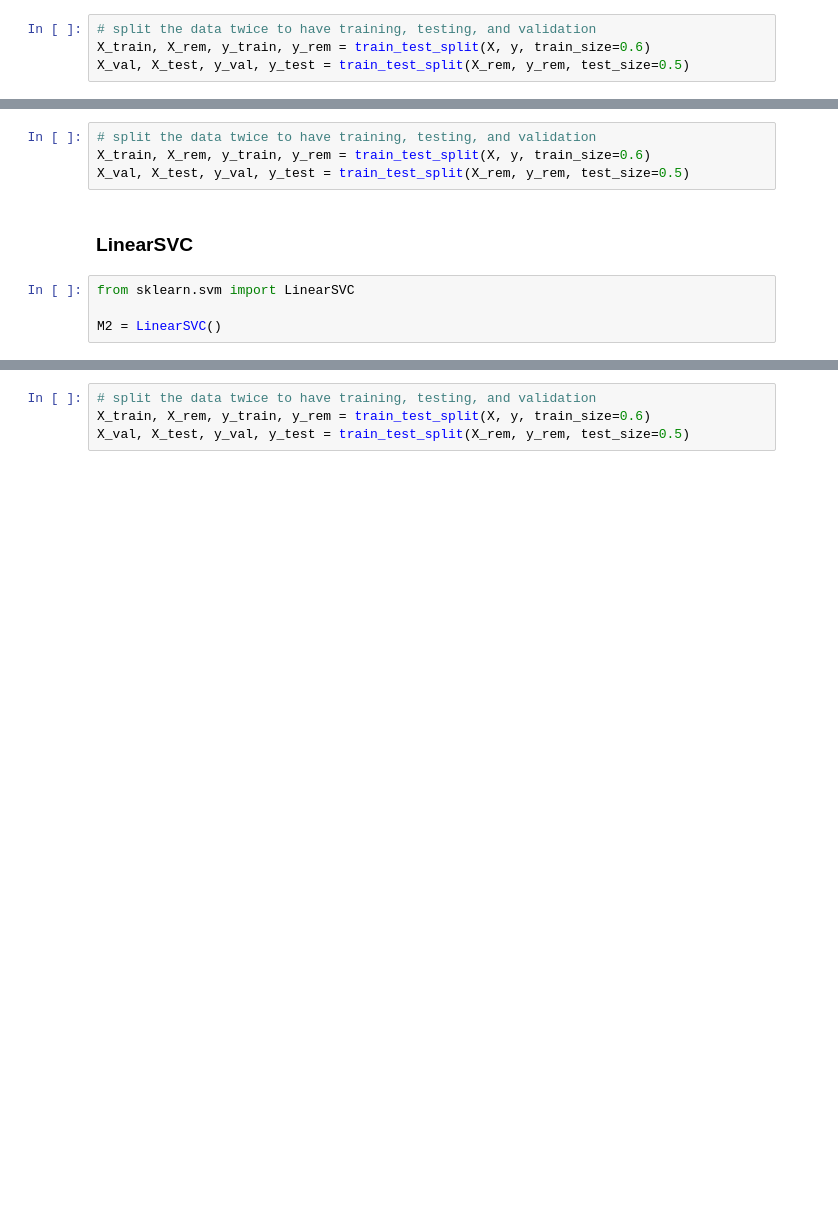
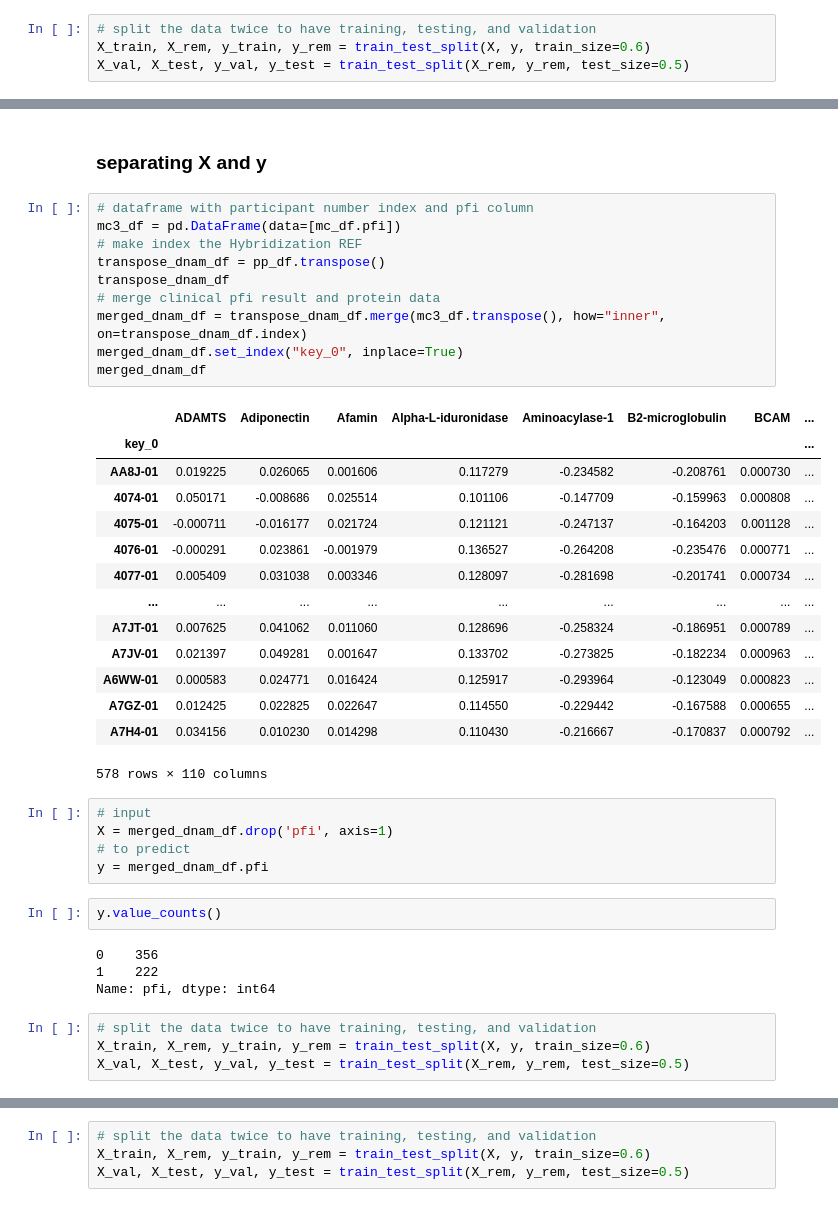
Before and after one commit to i-wallwork/Major-Project, a Jupyter notebook: Major-Project.ipynb, the cells around one changed output, grey strips where cells are left out. Drawn from its saved outputs; the diff is of its cells as text; blank space fills up the shorter version.

```diff
--- a/Major-Project.ipynb
+++ b/Major-Project.ipynb
@@ -862,10 +290,42 @@ fig.savefig('PP.png', bbox_inches='tight')
+# %% [markdown]
+### separating X and y
+# %%
+# dataframe with participant number index and pfi column
+mc3_df = pd.DataFrame(data=[mc_df.pfi])
+# make index the Hybridization REF
+transpose_dnam_df = pp_df.transpose()
+transpose_dnam_df
+# merge clinical pfi result and protein data
+merged_dnam_df = transpose_dnam_df.merge(mc3_df.transpose(), how="inner", on=transpose_dnam_df.index)
+merged_dnam_df.set_index("key_0", inplace=True)
+merged_dnam_df
+# %% [output]
+|  | ADAMTS | Adiponectin | Afamin | Alpha-L-iduronidase | Aminoacylase-1 | B2-microglobulin | BCAM | ... |
+| key_0 |  |  |  |  |  |  |  | ... |
+| AA8J-01 | 0.019225 | 0.026065 | 0.001606 | 0.117279 | -0.234582 | -0.208761 | 0.000730 | ... |
+| 4074-01 | 0.050171 | -0.008686 | 0.025514 | 0.101106 | -0.147709 | -0.159963 | 0.000808 | ... |
+| 4075-01 | -0.000711 | -0.016177 | 0.021724 | 0.121121 | -0.247137 | -0.164203 | 0.001128 | ... |
+| 4076-01 | -0.000291 | 0.023861 | -0.001979 | 0.136527 | -0.264208 | -0.235476 | 0.000771 | ... |
+| 4077-01 | 0.005409 | 0.031038 | 0.003346 | 0.128097 | -0.281698 | -0.201741 | 0.000734 | ... |
+| ... | ... | ... | ... | ... | ... | ... | ... | ... |
+| A7JT-01 | 0.007625 | 0.041062 | 0.011060 | 0.128696 | -0.258324 | -0.186951 | 0.000789 | ... |
+| A7JV-01 | 0.021397 | 0.049281 | 0.001647 | 0.133702 | -0.273825 | -0.182234 | 0.000963 | ... |
+| A6WW-01 | 0.000583 | 0.024771 | 0.016424 | 0.125917 | -0.293964 | -0.123049 | 0.000823 | ... |
+| A7GZ-01 | 0.012425 | 0.022825 | 0.022647 | 0.114550 | -0.229442 | -0.167588 | 0.000655 | ... |
+| A7H4-01 | 0.034156 | 0.010230 | 0.014298 | 0.110430 | -0.216667 | -0.170837 | 0.000792 | ... |
+578 rows × 110 columns
+# %%
+# input
+X = merged_dnam_df.drop('pfi', axis=1)
+# to predict
+y = merged_dnam_df.pfi
+# %%
+y.value_counts()
+# %% [output]
+0    356
+1    222
+Name: pfi, dtype: int64
 # %%
 # split the data twice to have training, testing, and validation
 X_train, X_rem, y_train, y_rem = train_test_split(X, y, train_size=0.6)
 X_val, X_test, y_val, y_test = train_test_split(X_rem, y_rem, test_size=0.5)
-# %% [markdown]
-### LinearSVC
-# %%
-from sklearn.svm import LinearSVC
-
-M2 = LinearSVC()
```
Also changed, not shown: parts of 219 cells of this notebook.
